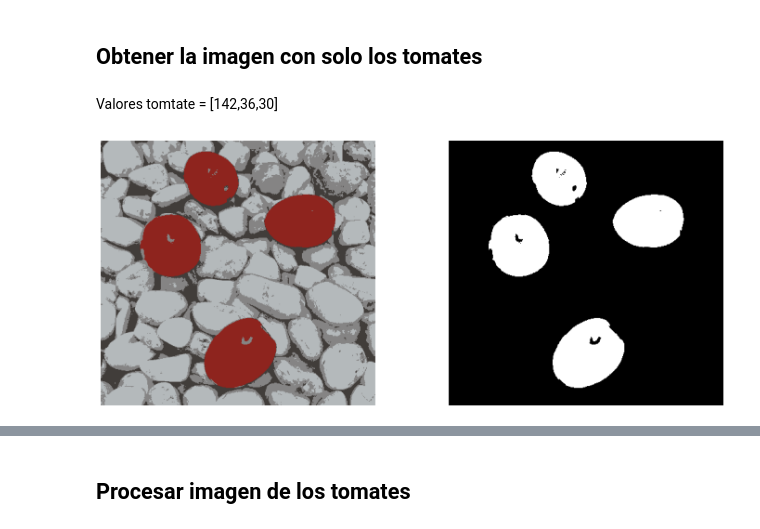
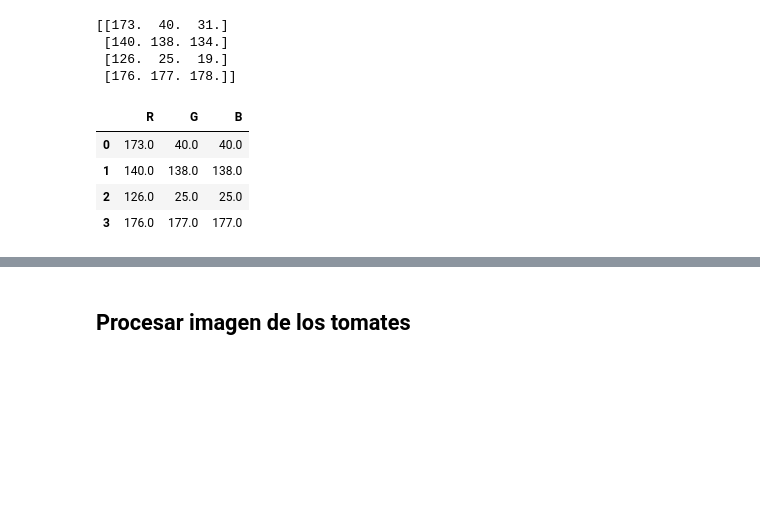
Before and after one commit to JaredEspinosa19/2doExamenVision, a Jupyter notebook: prueba.ipynb, the cells around one changed output, grey strips where cells are left out. Drawn from its saved outputs; the diff is of its cells as text; code cells hidden in the pictures; blank space fills up the shorter version.

```diff
--- a/prueba.ipynb
+++ b/prueba.ipynb
@@ -9,3 +8,15 @@ from sklearn.cluster import KMeans
+# %%
+im_bgr = cv2.imread('Jit1.JPG')
+
+
+im_rgb = im_bgr[:, :, [2, 1, 0]]
+
+scale_percent = 10 # percent of original size
+width = int(im_rgb.shape[1] * scale_percent / 100)
+height = int(im_rgb.shape[0] * scale_percent / 100)
+dim = (width, height)
+
+resized = cv2.resize(im_rgb, dim, interpolation = cv2.INTER_AREA)
 # %%
 def graficas(Im1, Im2, k):
     fig, axes = plt.subplots(ncols=2, nrows=1, figsize=(16, 6), sharex=True, sharey=True)
@@ -72,24 +35,2 @@ graficas(imageRGB,segmented_image,K)
-# %% [markdown]
-## Obtener la imagen con solo los tomates
-# %% [markdown]
-Valores tomtate = [142,36,30]
-# %%
-rows = segmented_image.shape[0]
-cols = segmented_image.shape[1]
-
-tomatoes = np.zeros((rows,cols),np.uint8)
-
-for i in range(rows):
-    for j in range(cols):
-
-        blue = segmented_image[i,j,2]
-        green = segmented_image[i,j,1]
-        red = segmented_image[i,j,0]
-
-        #Si se pega al grupo 1
-        if [red,green,blue] == [142,36,30]:
-            tomatoes[i,j] = 255
-
-graficas2(segmented_image,tomatoes,4)
-# %% [output]
-[figure, removed]
+# %%
+k = 4
@@ -95,0 +43,36 @@ graficas2(segmented_image,tomatoes,4)
+# %%
+random.seed(3)
+
+centroids = np.zeros((k,3))
+
+for i in range(k):
+
+    pixel = img_df.iloc[random.randint(1,len(img_df.axes[0]))]
+    r=pixel['R']
+    g=pixel['G']
+    b=pixel['B']
+
+    # x = random.randint(0,len(positions_x))
+    # y = random.randint(0,rows)
+
+    centroids[i]=[r,g,b]
+
+print(centroids)
+
+centroids = pd.DataFrame({"R":centroids[:,0],"G":centroids[:,1],"B":centroids[:,1]})
+
+centroids
+
+
+# centroids = get_random_centroids(img_df, k)
+# centroids
+# %% [output]
+[[173.  40.  31.]
+ [140. 138. 134.]
+ [126.  25.  19.]
+ [176. 177. 178.]]
+|  | R | G | B |
+| 0 | 173.0 | 40.0 | 40.0 |
+| 1 | 140.0 | 138.0 | 138.0 |
+| 2 | 126.0 | 25.0 | 25.0 |
+| 3 | 176.0 | 177.0 | 177.0 |
```
Also changed, not shown: parts of 27 cells of this notebook.
